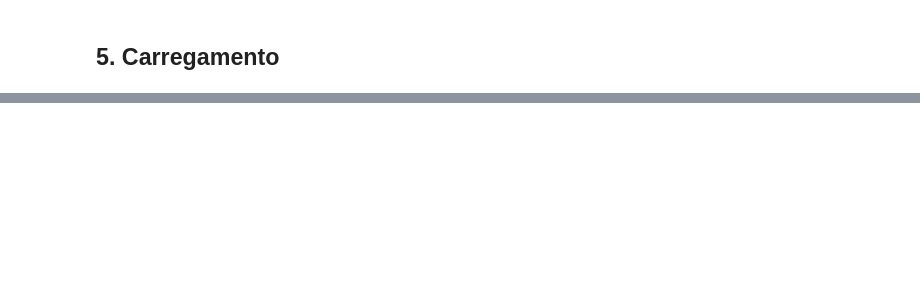
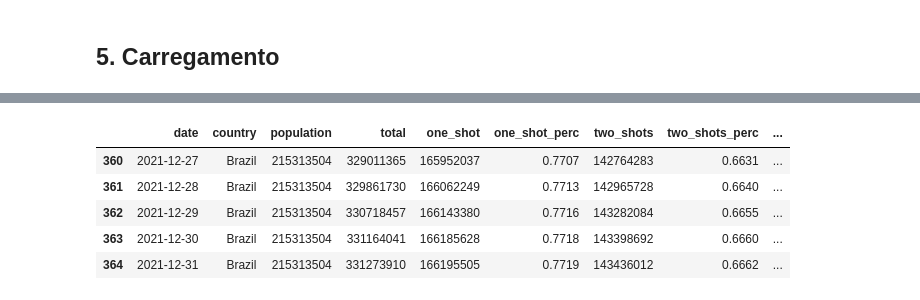
Before and after one commit to GreisonMontenari/Ebac-AnaliseDados, a Jupyter notebook: Profissao_Analista_de_dados_M28_Exercicio.ipynb, the cells around one changed output, grey strips where cells are left out. Saved outputs shown, nothing was run; the diff lists cells and outputs as text; code cells hidden in the pictures; blank space fills up the shorter version.

```diff
--- a/Profissao_Analista_de_dados_M28_Exercicio.ipynb
+++ b/Profissao_Analista_de_dados_M28_Exercicio.ipynb
@@ -397,0 +311,25 @@ Dados salvos em: covid_data_manipulated.csv
+# %%
+vaccines['month'] = vaccines['date'].apply(lambda date: date.strftime('%Y-%m'))
+vaccines['year']  = vaccines['date'].apply(lambda date: date.strftime('%Y'))
+# %%
+
+vaccines['one_shot_perc'] = round(vaccines['one_shot'] / vaccines['population'], 4)
+vaccines['two_shots_perc'] = round(vaccines['two_shots'] / vaccines['population'], 4)
+vaccines['three_shots_perc'] = round(vaccines['three_shots'] / vaccines['population'], 4)
+# %%
+vaccines['population'] = vaccines['population'].astype('Int64')
+vaccines['total'] = vaccines['total'].astype('Int64')
+vaccines['one_shot'] = vaccines['one_shot'].astype('Int64')
+vaccines['two_shots'] = vaccines['two_shots'].astype('Int64')
+vaccines['three_shots'] = vaccines['three_shots'].astype('Int64')
+# %%
+vaccines = vaccines[['date', 'country', 'population', 'total', 'one_shot', 'one_shot_perc', 'two_shots', 'two_shots_perc', 'three_shots', 'three_shots_perc', 'month', 'year']]
+# %%
+vaccines.tail()
+# %% [output]
+|  | date | country | population | total | one_shot | one_shot_perc | two_shots | two_shots_perc | ... |
+| 360 | 2021-12-27 | Brazil | 215313504 | 329011365 | 165952037 | 0.7707 | 142764283 | 0.6631 | ... |
+| 361 | 2021-12-28 | Brazil | 215313504 | 329861730 | 166062249 | 0.7713 | 142965728 | 0.6640 | ... |
+| 362 | 2021-12-29 | Brazil | 215313504 | 330718457 | 166143380 | 0.7716 | 143282084 | 0.6655 | ... |
+| 363 | 2021-12-30 | Brazil | 215313504 | 331164041 | 166185628 | 0.7718 | 143398692 | 0.6660 | ... |
+| 364 | 2021-12-31 | Brazil | 215313504 | 331273910 | 166195505 | 0.7719 | 143436012 | 0.6662 | ... |
```
Also changed, not shown: parts of 41 cells of this notebook.
